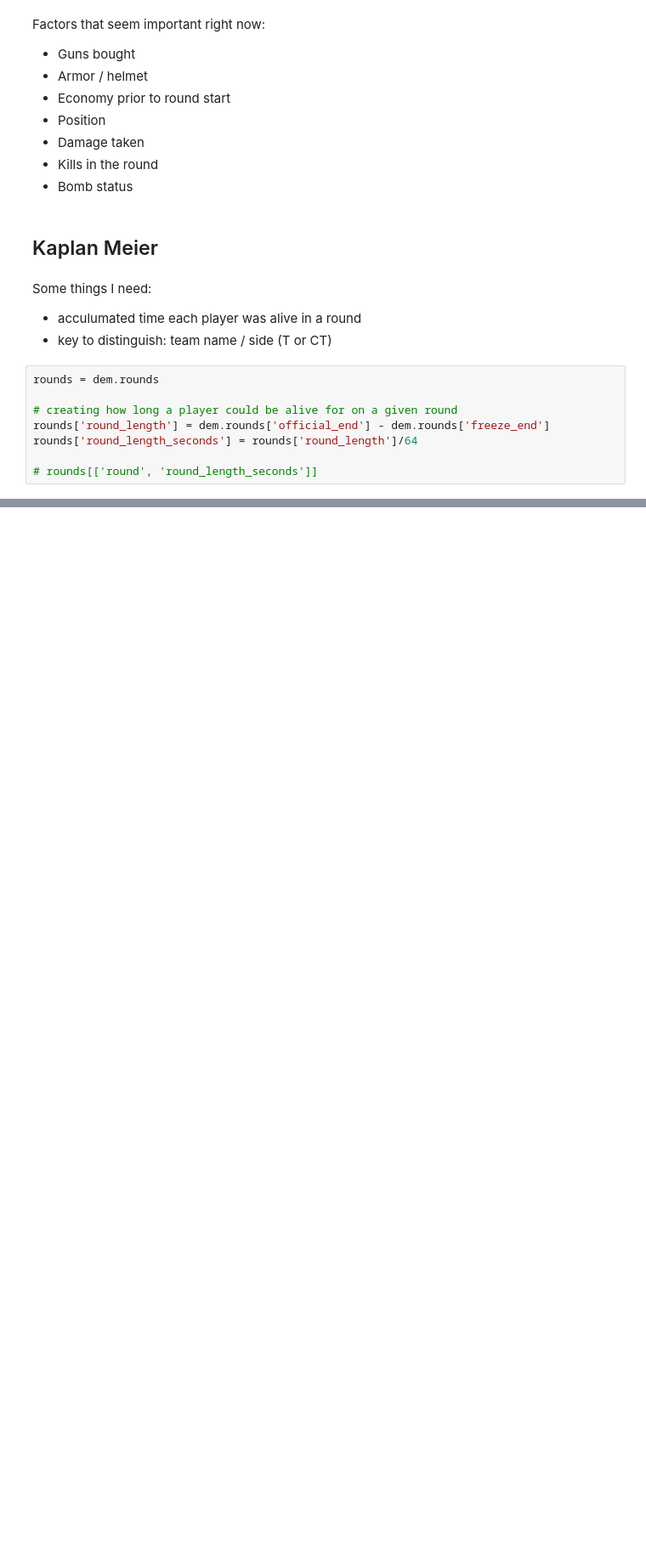
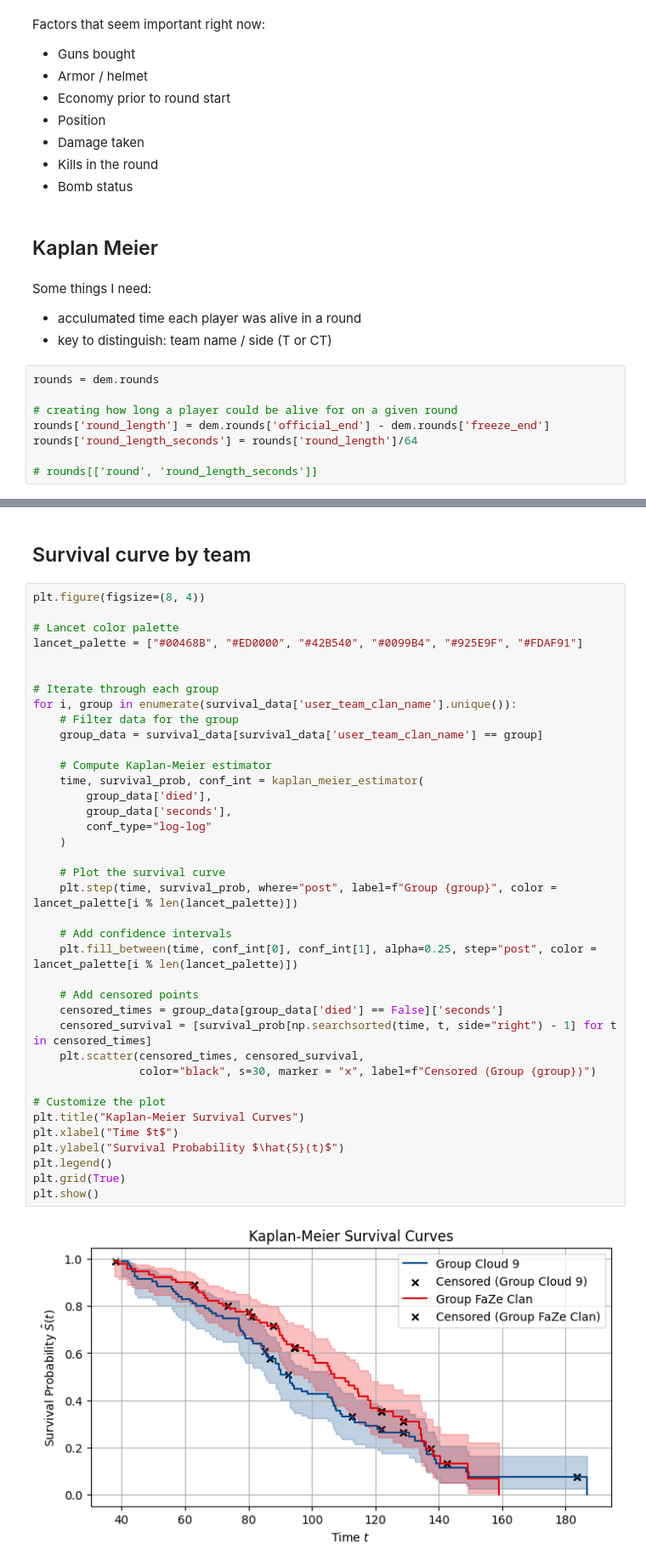
Before and after one commit to dickinsonmatt/counter-strike, a Jupyter notebook: survival_analysis.ipynb, the cells around one changed output, grey strips where cells are left out. Shown at 85% size. Cells and saved outputs as stored; diff of their text form; blank space fills up the shorter version.

```diff
--- a/survival_analysis.ipynb
+++ b/survival_analysis.ipynb
@@ -134,0 +118,42 @@ Text(0.5, 0, 'time $t$')
+# %% [markdown]
+## Survival curve by team
+# %%
+plt.figure(figsize=(8, 4))
+
+# Lancet color palette
+lancet_palette = ["#00468B", "#ED0000", "#42B540", "#0099B4", "#925E9F", "#FDAF91"]
+
+
+# Iterate through each group
+for i, group in enumerate(survival_data['user_team_clan_name'].unique()):
+    # Filter data for the group
+    group_data = survival_data[survival_data['user_team_clan_name'] == group]
+
+    # Compute Kaplan-Meier estimator
+    time, survival_prob, conf_int = kaplan_meier_estimator(
+        group_data['died'],
+        group_data['seconds'],
+        conf_type="log-log"
+    )
+
+    # Plot the survival curve
+    plt.step(time, survival_prob, where="post", label=f"Group {group}", color = lancet_palette[i % len(lancet_palette)])
+
+    # Add confidence intervals
+    plt.fill_between(time, conf_int[0], conf_int[1], alpha=0.25, step="post", color = lancet_palette[i % len(lancet_palette)])
+
+    # Add censored points
+    censored_times = group_data[group_data['died'] == False]['seconds']
+    censored_survival = [survival_prob[np.searchsorted(time, t, side="right") - 1] for t in censored_times]
+    plt.scatter(censored_times, censored_survival,
+                color="black", s=30, marker = "x", label=f"Censored (Group {group})")
+
+# Customize the plot
+plt.title("Kaplan-Meier Survival Curves")
+plt.xlabel("Time $t$")
+plt.ylabel("Survival Probability $\hat{S}(t)$")
+plt.legend()
+plt.grid(True)
+plt.show()
+# %% [output]
+[figure, added]
```
Also changed, not shown: parts of 10 cells of this notebook.
